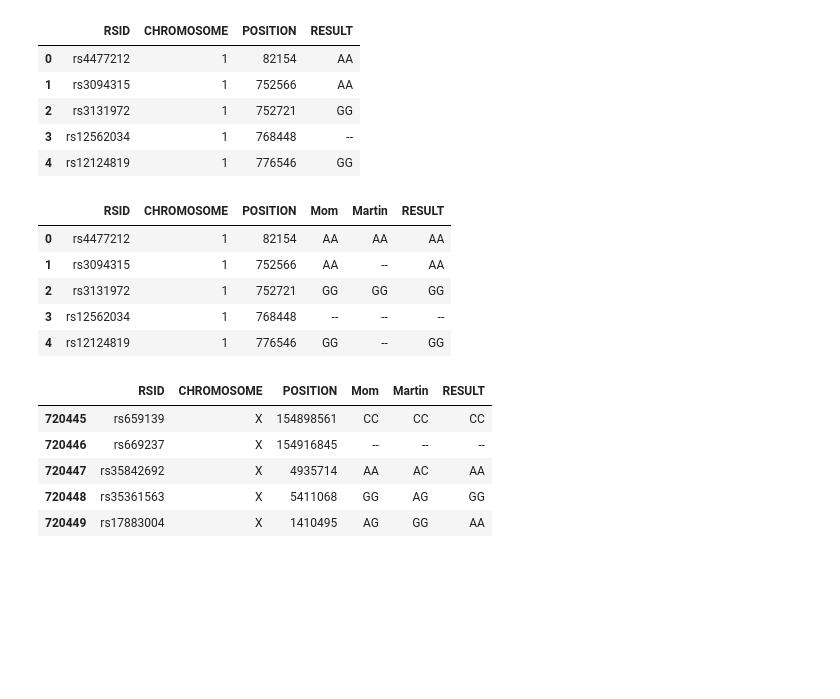
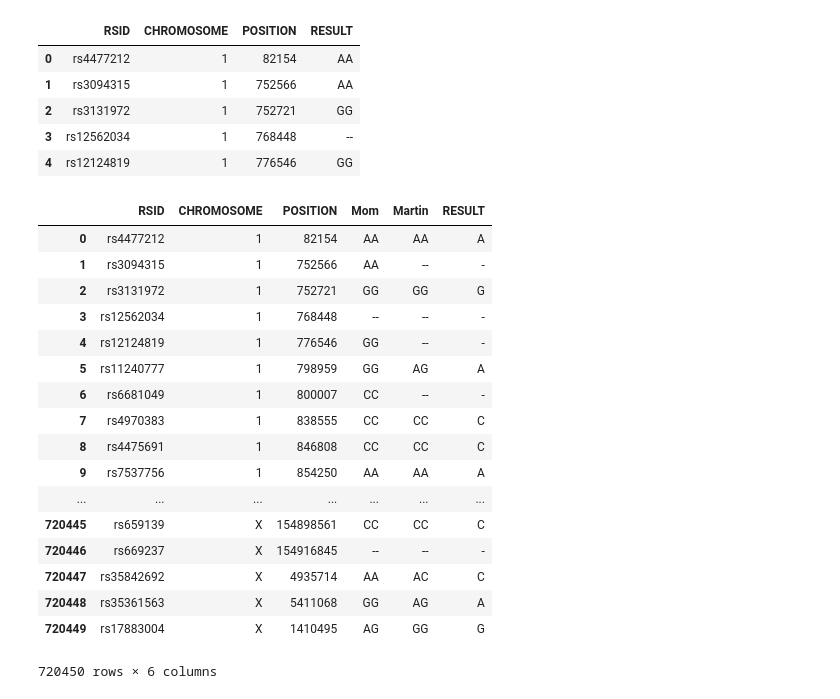
Before and after one commit to gillettm/DNA, a Jupyter notebook: Mom_and_Martin.ipynb, the cells around one changed output. Saved outputs shown, nothing was run; the diff lists cells and outputs as text; code cells hidden in the pictures; blank space fills up the shorter version.

```diff
--- a/Mom_and_Martin.ipynb
+++ b/Mom_and_Martin.ipynb
@@ -311,18 +395,23 @@ MartinsEvilTwin.to_csv('MartinsEvilTwin.csv.gz', compression='gzip', index=False
+# %%
+rml['RESULT'] = rml.apply (lambda row: get_dads_allele (row),axis=1)
 # %%
-rml.head()
+rml
 # %% [output]
 |  | RSID | CHROMOSOME | POSITION | Mom | Martin | RESULT |
-| 0 | rs4477212 | 1 | 82154 | AA | AA | AA |
-| 1 | rs3094315 | 1 | 752566 | AA | -- | AA |
-| 2 | rs3131972 | 1 | 752721 | GG | GG | GG |
-| 3 | rs12562034 | 1 | 768448 | -- | -- | -- |
-| 4 | rs12124819 | 1 | 776546 | GG | -- | GG |
+| 0 | rs4477212 | 1 | 82154 | AA | AA | A |
+| 1 | rs3094315 | 1 | 752566 | AA | -- | - |
+| 2 | rs3131972 | 1 | 752721 | GG | GG | G |
+| 3 | rs12562034 | 1 | 768448 | -- | -- | - |
+| 4 | rs12124819 | 1 | 776546 | GG | -- | - |
+| 5 | rs11240777 | 1 | 798959 | GG | AG | A |
+| 6 | rs6681049 | 1 | 800007 | CC | -- | - |
+| 7 | rs4970383 | 1 | 838555 | CC | CC | C |
+| 8 | rs4475691 | 1 | 846808 | CC | CC | C |
+| 9 | rs7537756 | 1 | 854250 | AA | AA | A |
+| ... | ... | ... | ... | ... | ... | ... |
+| 720445 | rs659139 | X | 154898561 | CC | CC | C |
+| 720446 | rs669237 | X | 154916845 | -- | -- | - |
+| 720447 | rs35842692 | X | 4935714 | AA | AC | C |
+| 720448 | rs35361563 | X | 5411068 | GG | AG | A |
+| 720449 | rs17883004 | X | 1410495 | AG | GG | G |
+720450 rows × 6 columns
-# %%
-rml.tail()
-# %% [output]
-|  | RSID | CHROMOSOME | POSITION | Mom | Martin | RESULT |
-| 720445 | rs659139 | X | 154898561 | CC | CC | CC |
-| 720446 | rs669237 | X | 154916845 | -- | -- | -- |
-| 720447 | rs35842692 | X | 4935714 | AA | AC | AA |
-| 720448 | rs35361563 | X | 5411068 | GG | AG | GG |
-| 720449 | rs17883004 | X | 1410495 | AG | GG | AA |
```
Also changed, not shown: parts of 17 cells of this notebook.
